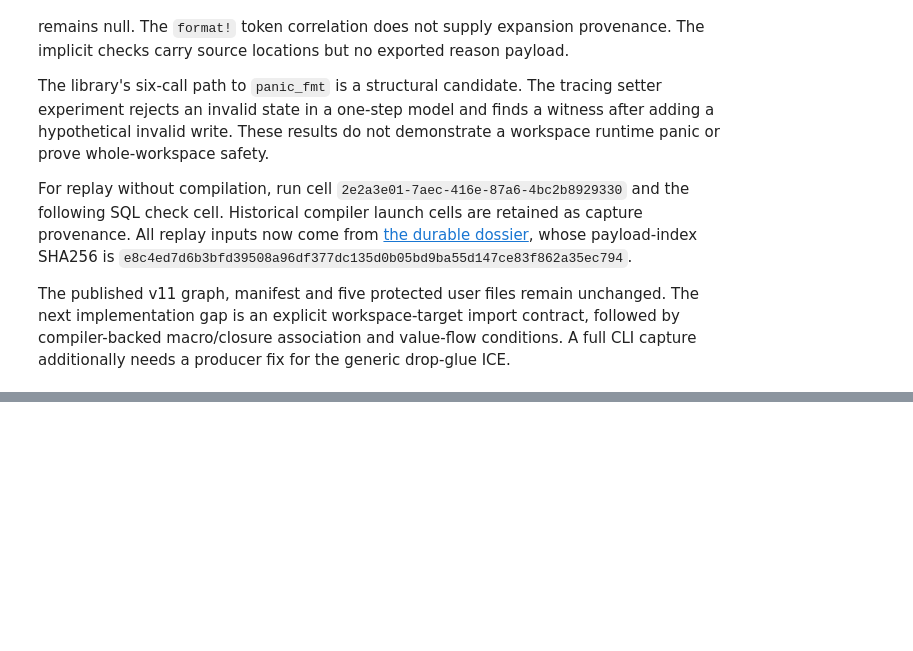
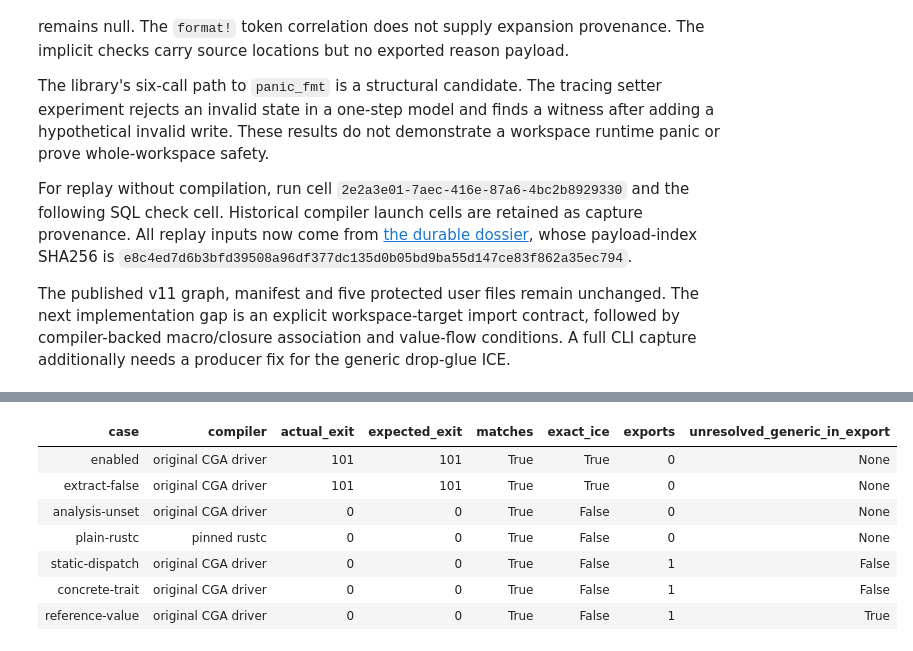
Before and after one commit to getspur/SpurCode, a Jupyter notebook: 2026-10-31-panic-graph-experiment.ipynb, the cells around one changed output, grey strips where cells are left out. Cells and saved outputs as stored; diff of their text form; code cells hidden in the pictures; blank space fills up the shorter version.

```diff
--- a/2026-10-31-panic-graph-experiment.ipynb
+++ b/2026-10-31-panic-graph-experiment.ipynb
@@ -5271,0 +5434,14 @@ The published v11 graph, manifest and five protected user files remain unchanged
+# %%
+COPY (SELECT * FROM read_json_auto('/Users/kevintruong/project/SpurCode/docs/research/artifacts/2026-11-01-cga-isolation/review/root-controls.jsonl'))
+TO '/Users/kevintruong/project/SpurCode/docs/research/artifacts/2026-11-01-cga-isolation/review/root-controls.parquet' (FORMAT PARQUET, COMPRESSION ZSTD);
+SELECT "case",compiler,actual_exit,expected_exit,matches,exact_ice,exports,unresolved_generic_in_export
+FROM read_parquet('/Users/kevintruong/project/SpurCode/docs/research/artifacts/2026-11-01-cga-isolation/review/root-controls.parquet');
+# %% [output]
+| case | compiler | actual_exit | expected_exit | matches | exact_ice | exports | unresolved_generic_in_export |
+| enabled | original CGA driver | 101 | 101 | True | True | 0 | None |
+| extract-false | original CGA driver | 101 | 101 | True | True | 0 | None |
+| analysis-unset | original CGA driver | 0 | 0 | True | False | 0 | None |
+| plain-rustc | pinned rustc | 0 | 0 | True | False | 0 | None |
+| static-dispatch | original CGA driver | 0 | 0 | True | False | 1 | False |
+| concrete-trait | original CGA driver | 0 | 0 | True | False | 1 | False |
+| reference-value | original CGA driver | 0 | 0 | True | False | 1 | True |
```
Also changed, not shown: parts of 8 cells of this notebook, 1 other file.
